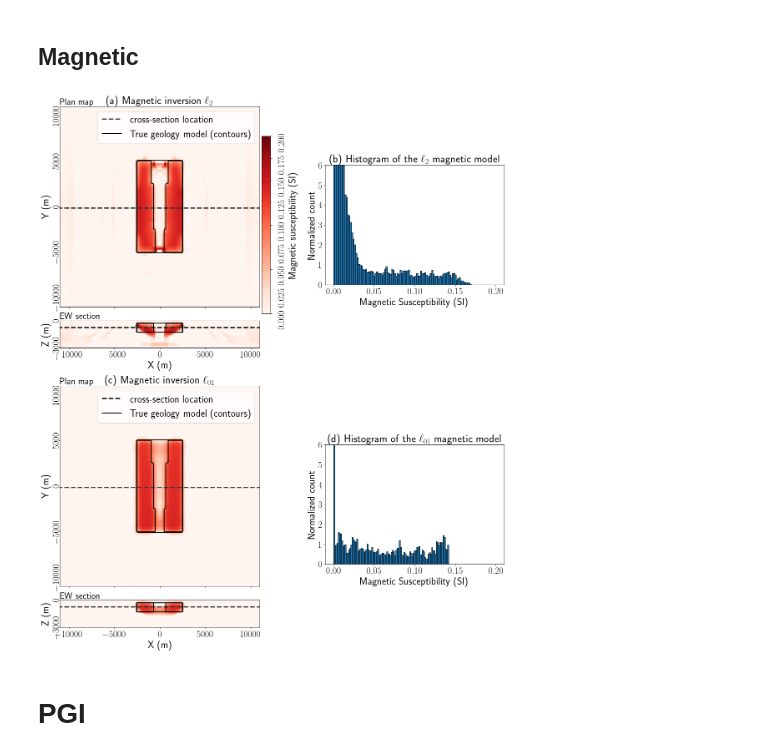
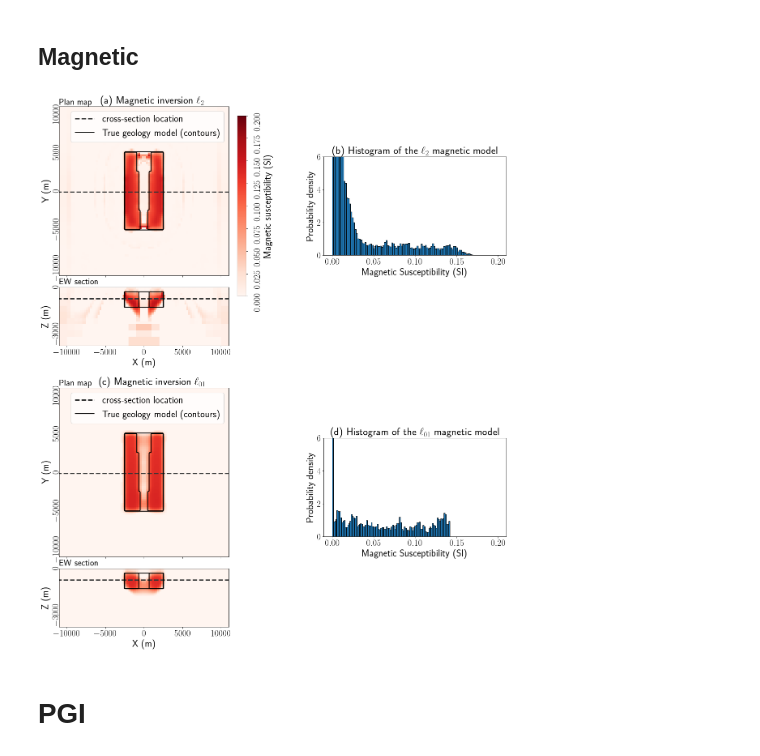
Before and after one commit to simpeg-research/Fast-Times-2021-Carbon-Mineralization, a Jupyter notebook: 3_blocks_model/Final_Visualization/MakeFigures-3blocks.ipynb, the cells around one changed output. Cells and saved outputs as stored; diff of their text form; code cells hidden in the pictures.

```diff
--- a/3_blocks_model/Final_Visualization/MakeFigures-3blocks.ipynb
+++ b/3_blocks_model/Final_Visualization/MakeFigures-3blocks.ipynb
@@ -91,6 +91,7 @@ def plotting_model(
     slicez= -750,
     plot_grid=False,
     is_geology=False,
+    z_aspect=2.,
     title='',
     plot_cb=True,
     is_vector=False,
@@ -192,6 +193,7 @@ def plotting_model(
         axx.tick_params(labelsize=ticksize)
         axx.set_title('')#ax[0].get_title(),fontsize=20)
         axx.tick_params(axis='y',rotation=90)
+    ax[1].set_aspect(z_aspect)
     ax[0].set_title(title,fontsize=titlesize)
     #ADJUST SPACE IN FIGURE
     #fig.subplots_adjust(hspace=-0.45)
@@ -442,7 +455,7 @@ def plot_histogram(ax,model,title,xlabel, ylim, xlim, labelsize, ticksize, title
     ax.hist(model, edgecolor='k',bins=100,density=True, **kwargs);
     ax.set_xlabel(xlabel, fontsize=labelsize)
 
-    ax.set_ylabel('Normalized count', fontsize=labelsize)
+    ax.set_ylabel('Probability density', fontsize=labelsize)
 
     ax.set_xlim(xlim)
 
@@ -568,20 +581,20 @@ plotting_dict_magnetic_lpq = {
     'ticksize':ticksize,
 }
 # %%
-fig = plt.figure(figsize=(20,24))
-ax_l22_0 = plt.subplot2grid((45,44,),(0, 0),colspan=19,rowspan=17)
-ax_l22_1 = plt.subplot2grid((45,44,),(17, 0),colspan=19,rowspan=4)
-ax_l22_2 = plt.subplot2grid((45,44,),(0, 19),colspan=1,rowspan=20)
+fig = plt.figure(figsize=(21,25))
+ax_l22_0 = plt.subplot2grid((55,44,),(0, 0),colspan=17,rowspan=17)
+ax_l22_1 = plt.subplot2grid((55,44,),(18, 0),colspan=17,rowspan=6)
+ax_l22_2 = plt.subplot2grid((55,44,),(0, 17),colspan=1,rowspan=20)
 ax_l22 = [ax_l22_0,ax_l22_1,ax_l22_2]
 
-ax_lpq_0 = plt.subplot2grid((45,44,),(23, 0),colspan=19,rowspan=17)
-ax_lpq_1 = plt.subplot2grid((45,44,),(40, 0),colspan=19,rowspan=4)
-ax_lpq_2 = plt.subplot2grid((45,44,),(23, 19),colspan=1,rowspan=20)
+ax_lpq_0 = plt.subplot2grid((55,44,),(28, 0),colspan=17,rowspan=17)
+ax_lpq_1 = plt.subplot2grid((55,44,),(46, 0),colspan=17,rowspan=6)
+ax_lpq_2 = plt.subplot2grid((55,44,),(28, 17),colspan=1,rowspan=20)
 ax_lpq = [ax_lpq_0,ax_lpq_1,ax_lpq_2]
 
-ax_hist_l22 = plt.subplot2grid((45,44,),(5, 25),colspan=17,rowspan=10)
+ax_hist_l22 = plt.subplot2grid((55,44,),(5, 25),colspan=17,rowspan=10)
 
-ax_hist_lpq = plt.subplot2grid((45,44,),(28, 25),colspan=17,rowspan=10)
+ax_hist_lpq = plt.subplot2grid((55,44,),(33, 25),colspan=17,rowspan=10)
 
 
 for i, (dct,axx) in enumerate(zip(
@@ -599,45 +612,48 @@ ax_l22_0.set_xlim([-11000,11000])
 ax_l22_0.set_ylim([-11000,11000])
 
 ax_l22_1.set_xlim([-11000,11000])
-ax_l22_1.set_ylim([-3000,0])
+ax_l22_1.set_ylim([-3800,0])
 
 ax_lpq_0.set_xlim([-11000,11000])
 ax_lpq_0.set_ylim([-11000,11000])
 
 ax_lpq_1.set_xlim([-11000,11000])
-ax_lpq_1.set_ylim([-3000,0])
+ax_lpq_1.set_ylim([-3800,0])
 
 ax_l22_0.text(-11000,11200,'Plan map',fontdict={'fontsize':ticksize})
 ax_l22_1.text(-11000,200,'EW section',fontdict={'fontsize':ticksize})
 
 ax_lpq_0.text(-11000,11200,'Plan map',fontdict={'fontsize':ticksize})
 ax_lpq_1.text(-11000,200,'EW section',fontdict={'fontsize':ticksize})
+
+ax_l22_0.set_title('(a) Magnetic inversion $\ell_{2}$',x=0.55,fontsize=titlesize)
+ax_lpq_0.set_title('(c) Magnetic inversion $\ell_{01}$',x=0.55,fontsize=titlesize)
 
 plot_histogram(
     ax=ax_hist_l22,
     model=magnetic_l22,
     title='(b) Histogram of the $\ell_{2}$ magnetic model',
     xlabel='Magnetic Susceptibility (SI)',
     ylim=[0,6],
     xlim=np.r_[minsus-0.01,maxsus+0.01],
     labelsize=labelsize,
     ticksize=ticksize,
     titlesize=titlesize
 )
 
 plot_histogram(
     ax=ax_hist_lpq,
     model=magnetic_lpq,
     title='(d) Histogram of the $\ell_{01}$ magnetic model',
     xlabel='Magnetic Susceptibility (SI)',
     ylim=[0,6],
     xlim=np.r_[minsus-0.01,maxsus+0.01],
     labelsize=labelsize,
     ticksize=ticksize,
     titlesize=titlesize
 )
 # %% [output]
-[figure, old version]
+[figure, new version]
 # %%
 fig.savefig('magnetic_l22_lpq.png', dpi=200,bbox_inches='tight', pad_inches=0.1)
 # %% [markdown]
```
Also changed, not shown: parts of 5 cells of this notebook, 6 other files.
